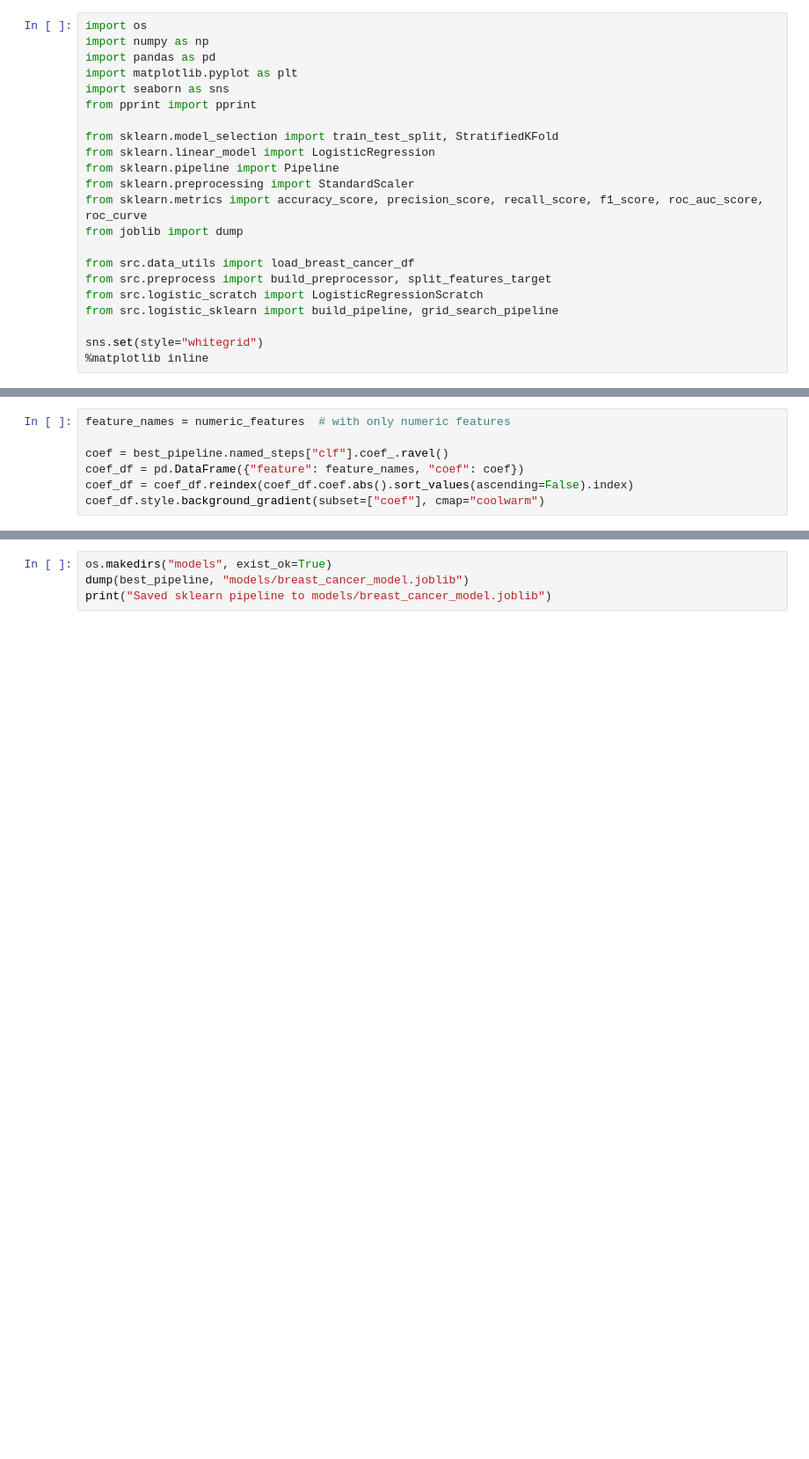
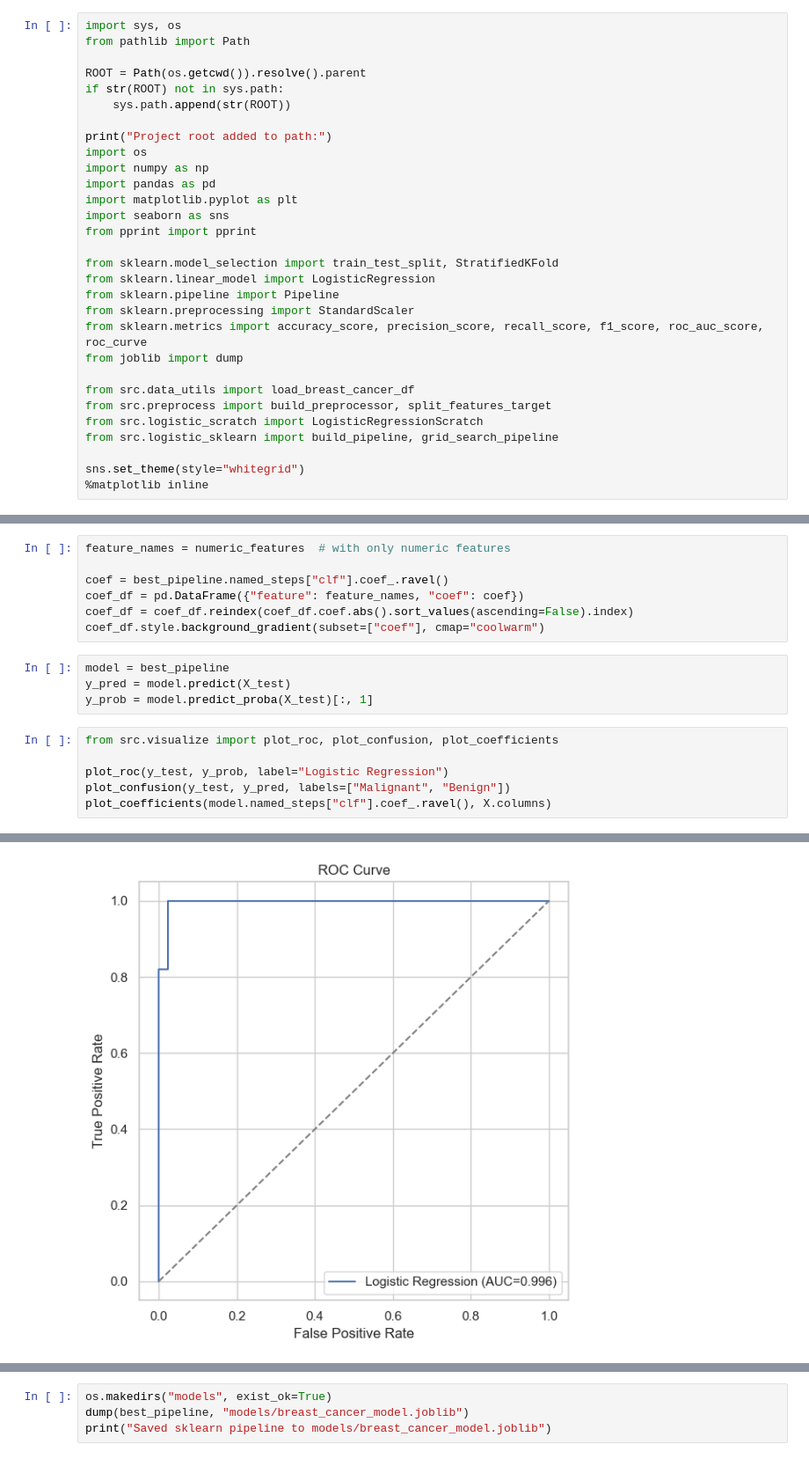
Before and after one commit to yajatmalik1619/Logistic_Regression-An_overview, a Jupyter notebook: notebooks/breast_cancer.ipynb, the cells around one changed output, grey strips where cells are left out. Shown at 88% size. Cells and saved outputs as stored; diff of their text form; blank space fills up the shorter version.

```diff
--- a/notebooks/breast_cancer.ipynb
+++ b/notebooks/breast_cancer.ipynb
@@ -1,4 +1,12 @@
 # %%
+import sys, os
+from pathlib import Path
+
+ROOT = Path(os.getcwd()).resolve().parent
+if str(ROOT) not in sys.path:
+    sys.path.append(str(ROOT))
+
+print("Project root added to path:")
 import os
 import numpy as np
 import pandas as pd
@@ -18,6 +26,6 @@ from src.preprocess import build_preprocessor, split_features_target
 from src.logistic_scratch import LogisticRegressionScratch
 from src.logistic_sklearn import build_pipeline, grid_search_pipeline
 
-sns.set(style="whitegrid")
+sns.set_theme(style="whitegrid")
 %matplotlib inline
 # %% [output]
@@ -110,3 +224,14 @@ coef = best_pipeline.named_steps["clf"].coef_.ravel()
 coef_df = pd.DataFrame({"feature": feature_names, "coef": coef})
 coef_df = coef_df.reindex(coef_df.coef.abs().sort_values(ascending=False).index)
 coef_df.style.background_gradient(subset=["coef"], cmap="coolwarm")
+# %%
+model = best_pipeline
+y_pred = model.predict(X_test)
+y_prob = model.predict_proba(X_test)[:, 1]
+# %%
+from src.visualize import plot_roc, plot_confusion, plot_coefficients
+
+plot_roc(y_test, y_prob, label="Logistic Regression")
+plot_confusion(y_test, y_pred, labels=["Malignant", "Benign"])
+plot_coefficients(model.named_steps["clf"].coef_.ravel(), X.columns)
+# %% [output]
@@ -112,0 +239 @@ coef_df.style.background_gradient(subset=["coef"], cmap="coolwarm")
+[figure, added]
```
Also changed, not shown: parts of 10 cells of this notebook.
